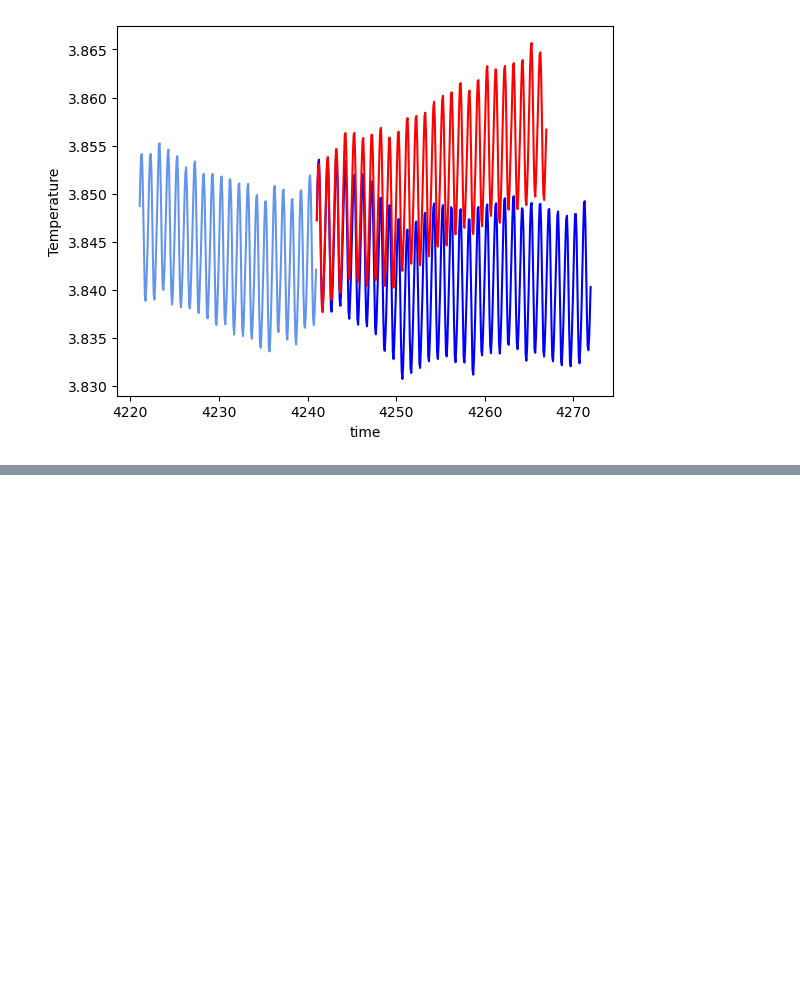
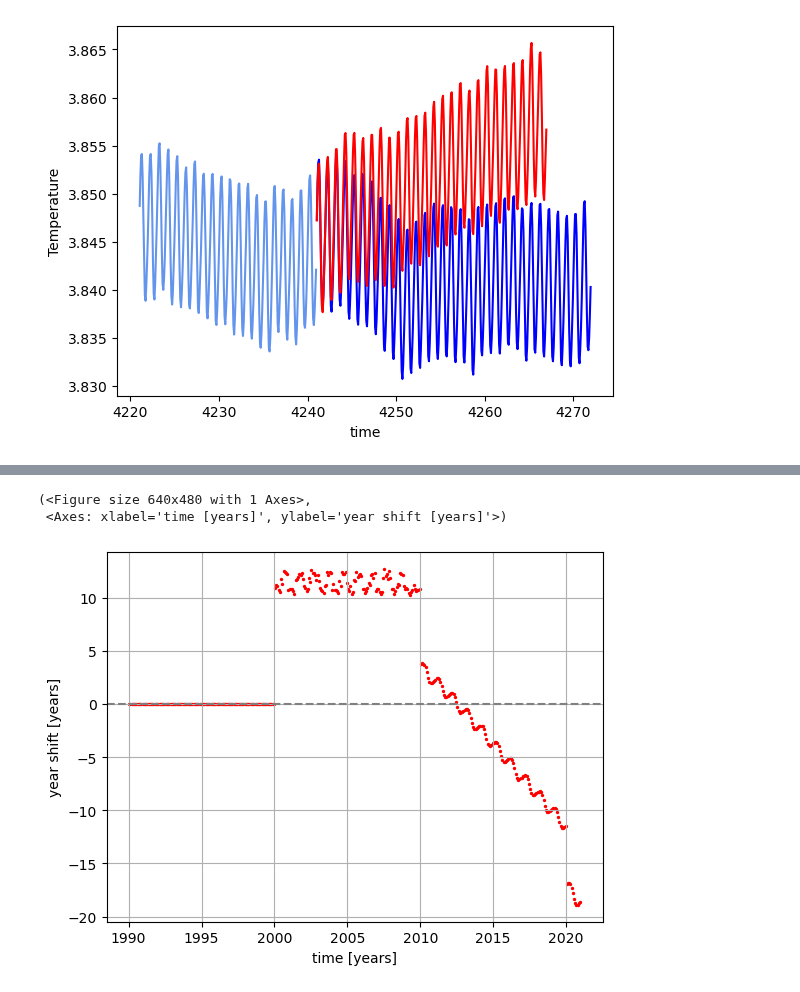
Before and after one commit to asozza/stece, a Jupyter notebook: osprey/notebooks/test_control.ipynb, the cells around one changed output, grey strips where cells are left out. Cells and saved outputs as stored; diff of their text form; code cells hidden in the pictures; blank space fills up the shorter version.

```diff
--- a/osprey/notebooks/test_control.ipynb
+++ b/osprey/notebooks/test_control.ipynb
@@ -257,0 +238,9 @@ Text(0.5, 1.0, 'Gregory plot')
+# %%
+import numpy as np
+import xarray as xr
+import matplotlib.pyplot as plt
+
+from osprey.graphics.timeseries import timeseries_yearshift
+
+timeseries_yearshift(expname1='FE01', expname2='lfr0', startyear=1990, endyear=2020, varlabel='thetao', reader='nemo', color='red')
+# %% [output]
@@ -257,0 +249,3 @@ Text(0.5, 1.0, 'Gregory plot')
+(<Figure size 640x480 with 1 Axes>,
+ <Axes: xlabel='time [years]', ylabel='year shift [years]'>)
+[figure, added]
```
Also changed, not shown: parts of 2 cells of this notebook, 13 other files.
